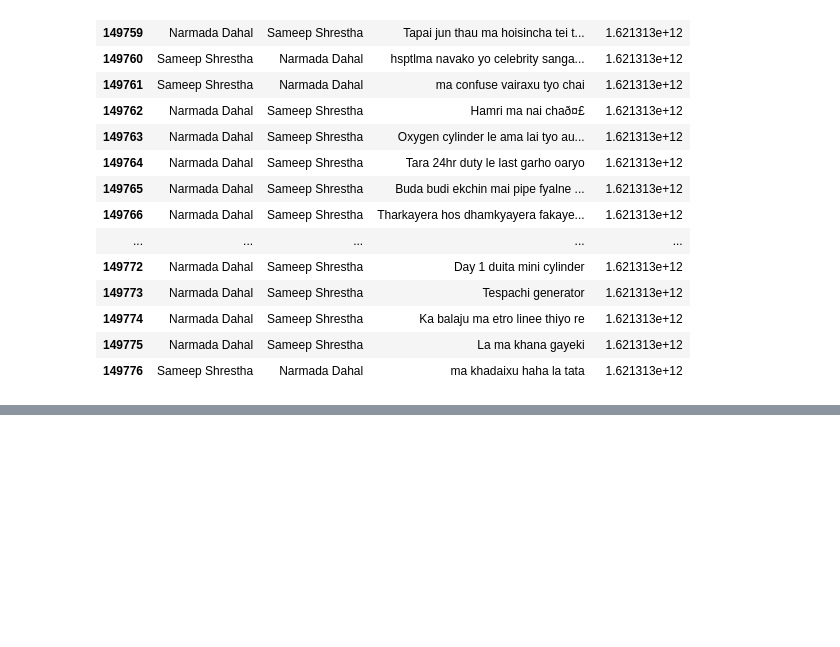
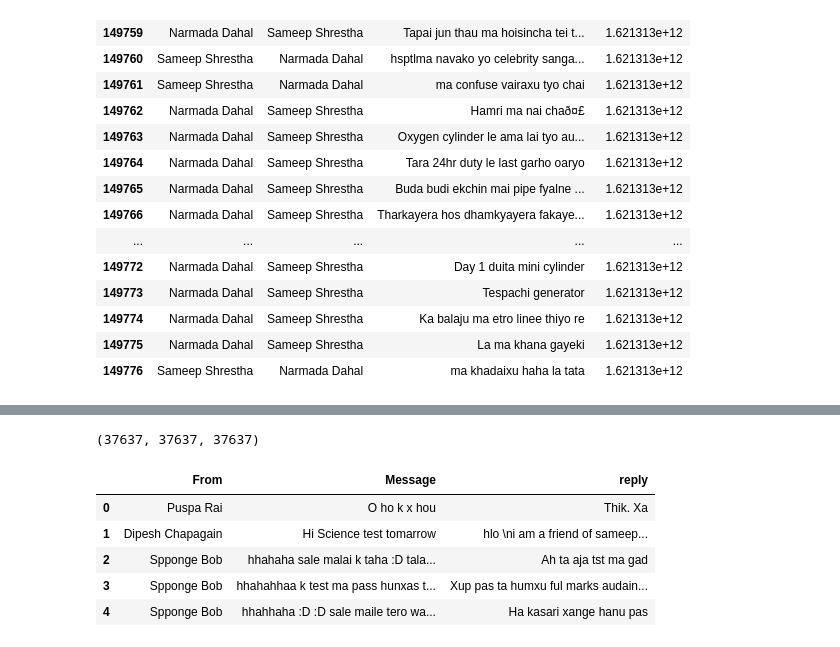
Before and after one commit to sameepshrestha/Mission-Chatbot, a Jupyter notebook: Mission_chatbot.ipynb, the cells around one changed output, grey strips where cells are left out. Cells and saved outputs as stored; diff of their text form; code cells hidden in the pictures; blank space fills up the shorter version.

```diff
--- a/Mission_chatbot.ipynb
+++ b/Mission_chatbot.ipynb
@@ -131,0 +147,35 @@ clen_arranged_data.to_csv (r'/content/drive/MyDrive/chat bots/simultaneous.csv',
+# %%
+def dataset_final(data):
+    messages = []
+    requests = []
+    From =[]
+    c=0
+    for fro, to, message, time in  zip(data['From'][0:],data['to'][0:],data['Message'][0:],data['timestamp_ms'][0:]):
+        if fro !='Sameep Shrestha':
+            c = 1
+            y = fro
+            mess = message
+        elif c == 1 and to == y :
+            c = 0
+            messages.append(mess)
+            requests.append(message)
+            From.append(y)
+    return messages,requests,From
+        # else:
+        #     c=0:
+# %%
+messages,reply,From = dataset_final(clen_arranged_data)
+# %%
+len(messages), len(reply),len(From)
+# %% [output]
+(37637, 37637, 37637)
+# %%
+ final_dataset = pd.DataFrame(data=list(zip(From,messages,reply)),columns=['From','Message','reply'])
+ final_dataset.head()
+# %% [output]
+|  | From | Message | reply |
+| 0 | Puspa Rai | O ho k x hou | Thik. Xa |
+| 1 | Dipesh Chapagain | Hi Science test tomarrow | hlo \ni am a friend of sameep... |
+| 2 | Spponge Bob | hhahaha sale malai k taha :D tala... | Ah ta aja tst ma gad |
+| 3 | Spponge Bob | hhahahhaa k test ma pass hunxas t... | Xup pas ta humxu ful marks audain... |
+| 4 | Spponge Bob | hhahhaha :D :D sale maile tero wa... | Ha kasari xange hanu pas |
```
Also changed, not shown: parts of 5 cells of this notebook.
